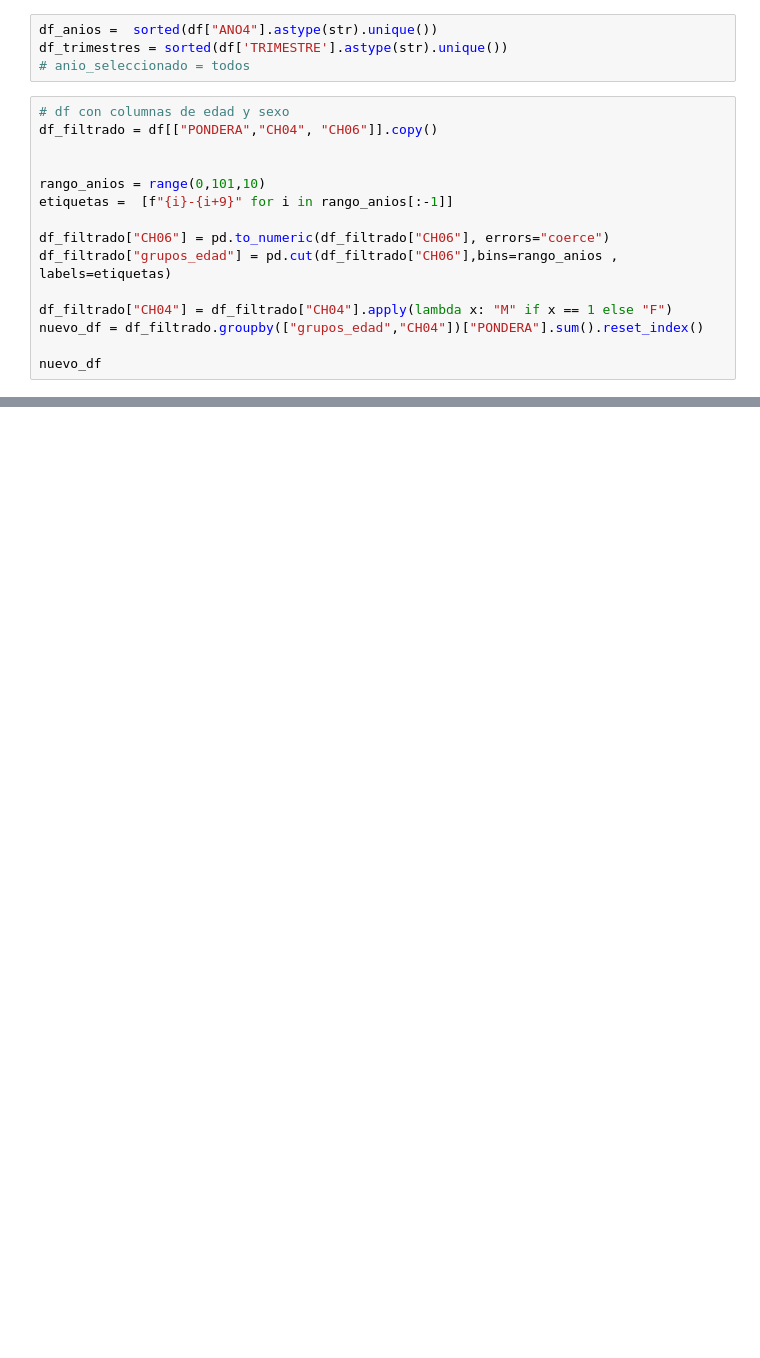
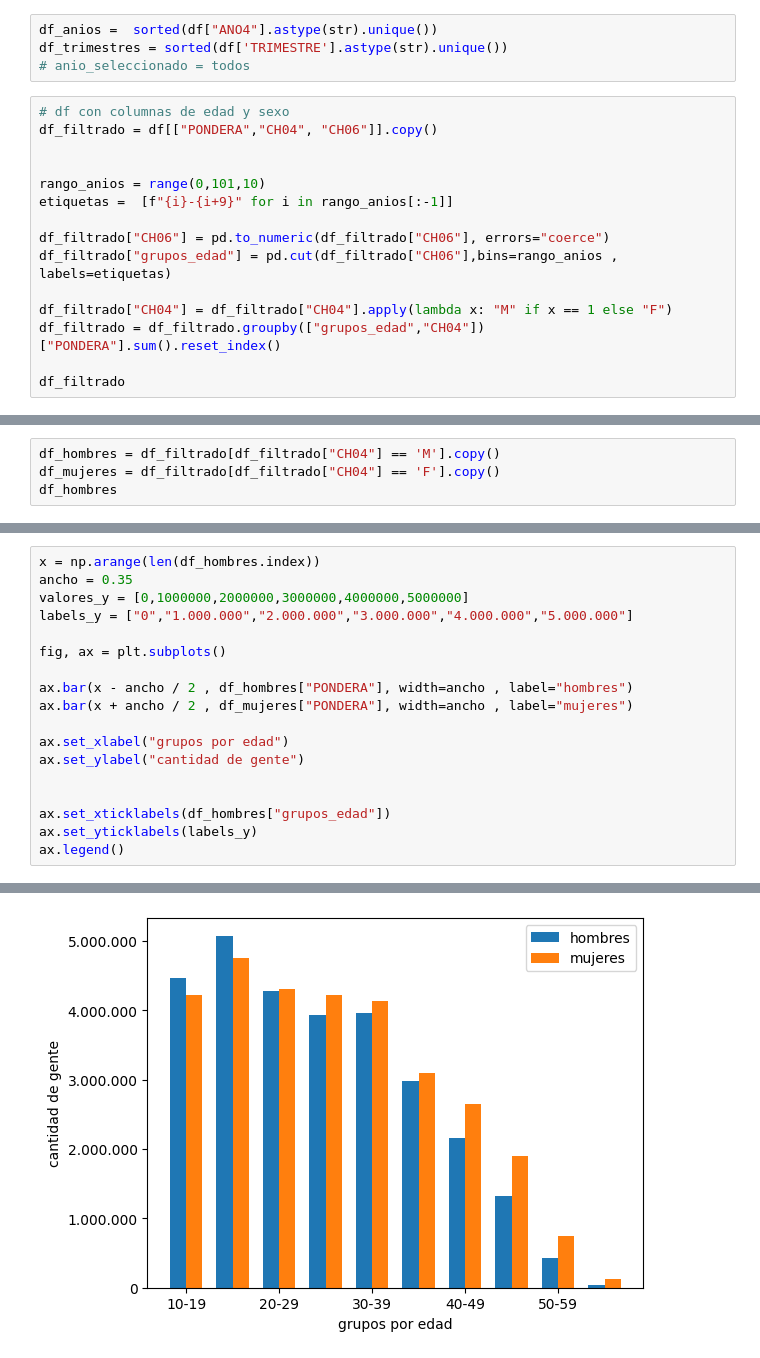
Before and after one commit to noguesan/TP_Integrado_lenguajes, a Jupyter notebook: src/caracteristicas_demograficas_test.ipynb, the cells around one changed output, grey strips where cells are left out. Drawn from its saved outputs; the diff is of its cells as text; blank space fills up the shorter version.

```diff
--- a/src/caracteristicas_demograficas_test.ipynb
+++ b/src/caracteristicas_demograficas_test.ipynb
@@ -39,6 +53,6 @@ df_filtrado["CH06"] = pd.to_numeric(df_filtrado["CH06"], errors="coerce")
 df_filtrado["grupos_edad"] = pd.cut(df_filtrado["CH06"],bins=rango_anios , labels=etiquetas)
 
 df_filtrado["CH04"] = df_filtrado["CH04"].apply(lambda x: "M" if x == 1 else "F")
-nuevo_df = df_filtrado.groupby(["grupos_edad","CH04"])["PONDERA"].sum().reset_index()
+df_filtrado = df_filtrado.groupby(["grupos_edad","CH04"])["PONDERA"].sum().reset_index()
 
-nuevo_df
+df_filtrado
@@ -62,0 +59,4 @@ nuevo_df
+# %%
+df_hombres = df_filtrado[df_filtrado["CH04"] == 'M'].copy()
+df_mujeres = df_filtrado[df_filtrado["CH04"] == 'F'].copy()
+df_hombres
@@ -62,0 +75,19 @@ nuevo_df
+# %%
+x = np.arange(len(df_hombres.index))
+ancho = 0.35
+valores_y = [0,1000000,2000000,3000000,4000000,5000000]
+labels_y = ["0","1.000.000","2.000.000","3.000.000","4.000.000","5.000.000"]
+
+fig, ax = plt.subplots()
+
+ax.bar(x - ancho / 2 , df_hombres["PONDERA"], width=ancho , label="hombres")
+ax.bar(x + ancho / 2 , df_mujeres["PONDERA"], width=ancho , label="mujeres")
+
+ax.set_xlabel("grupos por edad")
+ax.set_ylabel("cantidad de gente")
+
+
+ax.set_xticklabels(df_hombres["grupos_edad"])
+ax.set_yticklabels(labels_y)
+ax.legend()
+# %% [output]
@@ -62,0 +95 @@ nuevo_df
+[figure, added]
```
Also changed, not shown: parts of 5 cells of this notebook, 8 other files.
